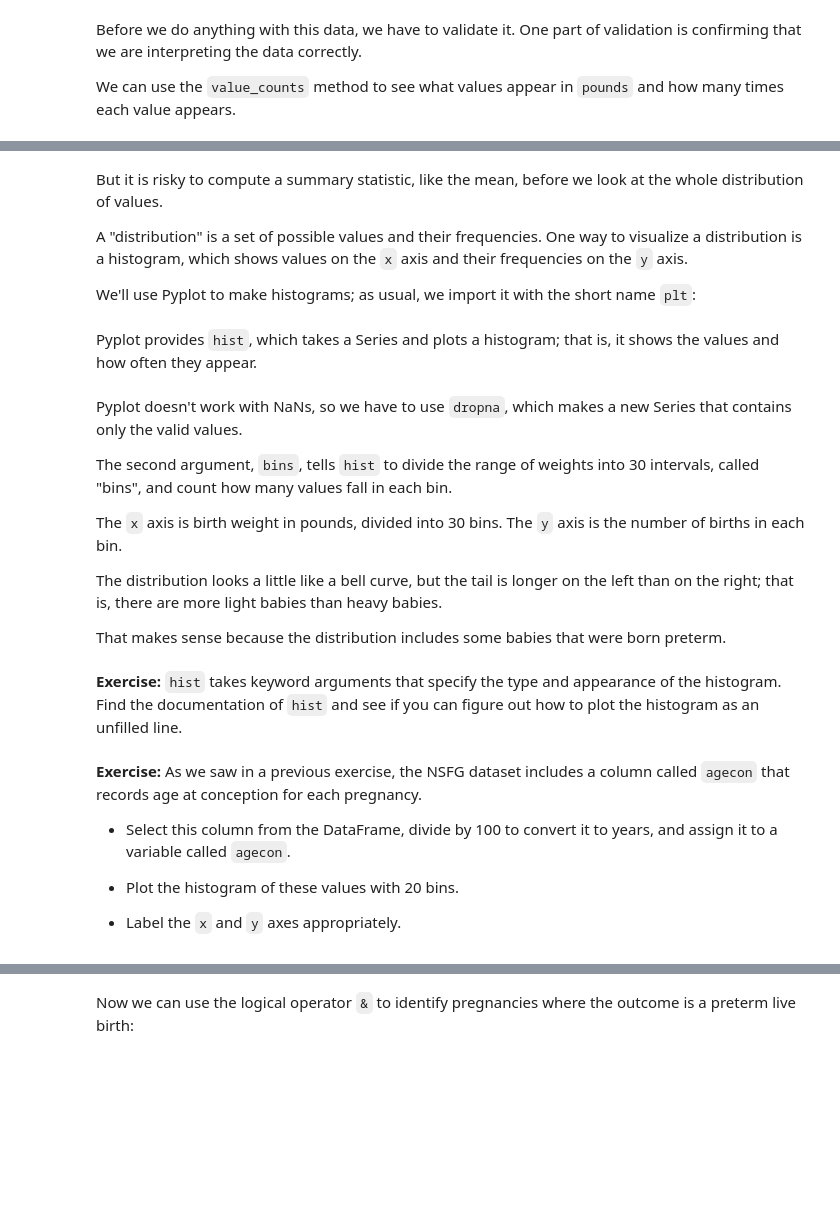
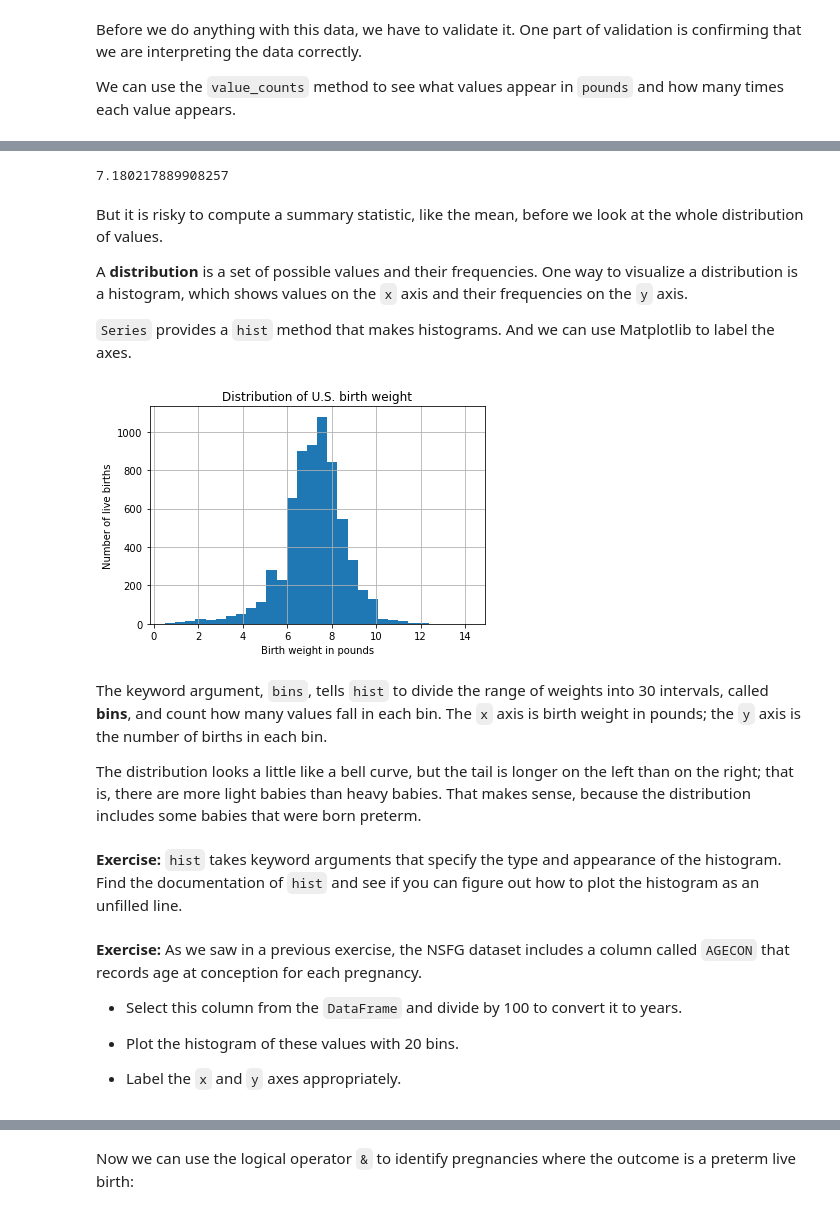
Before and after one commit to AllenDowney/ElementsOfDataScience, a Jupyter notebook: 07_dataframes.ipynb, the cells around one changed output, grey strips where cells are left out. Saved outputs shown, nothing was run; the diff lists cells and outputs as text; code cells hidden in the pictures; blank space fills up the shorter version.

Commit message:
New NSFG data

```diff
--- a/07_dataframes.ipynb
+++ b/07_dataframes.ipynb
@@ -46,0 +54,3 @@ import pandas as pd
+# %%
+dict_file = '2015_2017_FemPregSetup.dct'
+data_file = '2015_2017_FemPregData.dat'
@@ -56,0 +86,5 @@ type(nsfg)
+# %%
+from statadict import parse_stata_dict
+
+stata_dict = parse_stata_dict(dict_file)
+stata_dict
@@ -56,0 +103,7 @@ type(nsfg)
+# %%
+import pandas as pd
+
+nsfg = pd.read_fwf(data_file,
+                   names=stata_dict.names,
+                   colspecs=stata_dict.colspecs)
+type(nsfg)
@@ -151,3 +216,6 @@ pounds = nsfg['birthwgt_lb1']
+# %%
+pounds = nsfg['BIRTHWGT_LB1']
+ounces = nsfg['BIRTHWGT_OZ1']
 # %% [markdown]
 Before we do anything with this data, we have to validate it.  One part of validation is confirming that we are interpreting the data correctly.
 
@@ -279,9 +392,12 @@ ounces_clean = ounces.replace([98, 99], np.nan)
 
 birth_weight = pounds_clean + ounces_clean / 16
 birth_weight.mean()
+# %% [output]
+7.180217889908257
 # %% [markdown]
 But it is risky to compute a summary statistic, like the mean, before we look at the whole distribution of values.
 
-A "distribution" is a set of possible values and their frequencies.  One way to visualize a distribution is a histogram, which shows values on the `x` axis and their frequencies on the `y` axis.
+A **distribution** is a set of possible values and their frequencies.  One way to visualize a distribution is a histogram, which shows values on the `x` axis and their frequencies on the `y` axis.
 
-We'll use Pyplot to make histograms; as usual, we import it with the short name `plt`:
+`Series` provides a `hist` method that makes histograms.
+And we can use Matplotlib to label the axes.
@@ -290,20 +404,17 @@ import matplotlib.pyplot as plt
-# %% [markdown]
-Pyplot provides `hist`, which takes a Series and plots a histogram; that is, it shows the values and how often they appear.
 # %%
-plt.hist(birth_weight.dropna(), bins=30)
+import matplotlib.pyplot as plt
 
+birth_weight.hist(bins=30)
 plt.xlabel('Birth weight in pounds')
 plt.ylabel('Number of live births')
 plt.title('Distribution of U.S. birth weight');
+# %% [output]
+[figure, added]
 # %% [markdown]
-Pyplot doesn't work with NaNs, so we have to use `dropna`, which makes a new Series that contains only the valid values.
-
-The second argument, `bins`, tells `hist` to divide the range of weights into 30 intervals, called "bins", and count how many values fall in each bin.
-
-The `x` axis is birth weight in pounds, divided into 30 bins.  The `y` axis is the number of births in each bin.
+The keyword argument, `bins`, tells `hist` to divide the range of weights into 30 intervals, called **bins**, and count how many values fall in each bin.
+The `x` axis is birth weight in pounds; the `y` axis is the number of births in each bin.
 
 The distribution looks a little like a bell curve, but the tail is longer on the left than on the right; that is, there are more light babies than heavy babies.
-
-That makes sense because the distribution includes some babies that were born preterm.
+That makes sense, because the distribution includes some babies that were born preterm.
 # %% [markdown]
 **Exercise:** `hist` takes keyword arguments that specify the type and appearance of the histogram.  Find the documentation of `hist` and see if you can figure out how to plot the histogram as an unfilled line.
@@ -312,7 +421,7 @@ That makes sense because the distribution includes some babies that were born pr
 # %% [markdown]
-**Exercise:** As we saw in a previous exercise, the NSFG dataset includes a column called `agecon` that records age at conception for each pregnancy.
+**Exercise:** As we saw in a previous exercise, the NSFG dataset includes a column called `AGECON` that records age at conception for each pregnancy.
 
-- Select this column from the DataFrame, divide by 100 to convert it to years, and assign it to a variable called `agecon`.
+- Select this column from the `DataFrame` and divide by 100 to convert it to years.
 
 - Plot the histogram of these values with 20 bins.
 
```
Also changed, not shown: parts of 121 cells of this notebook.
